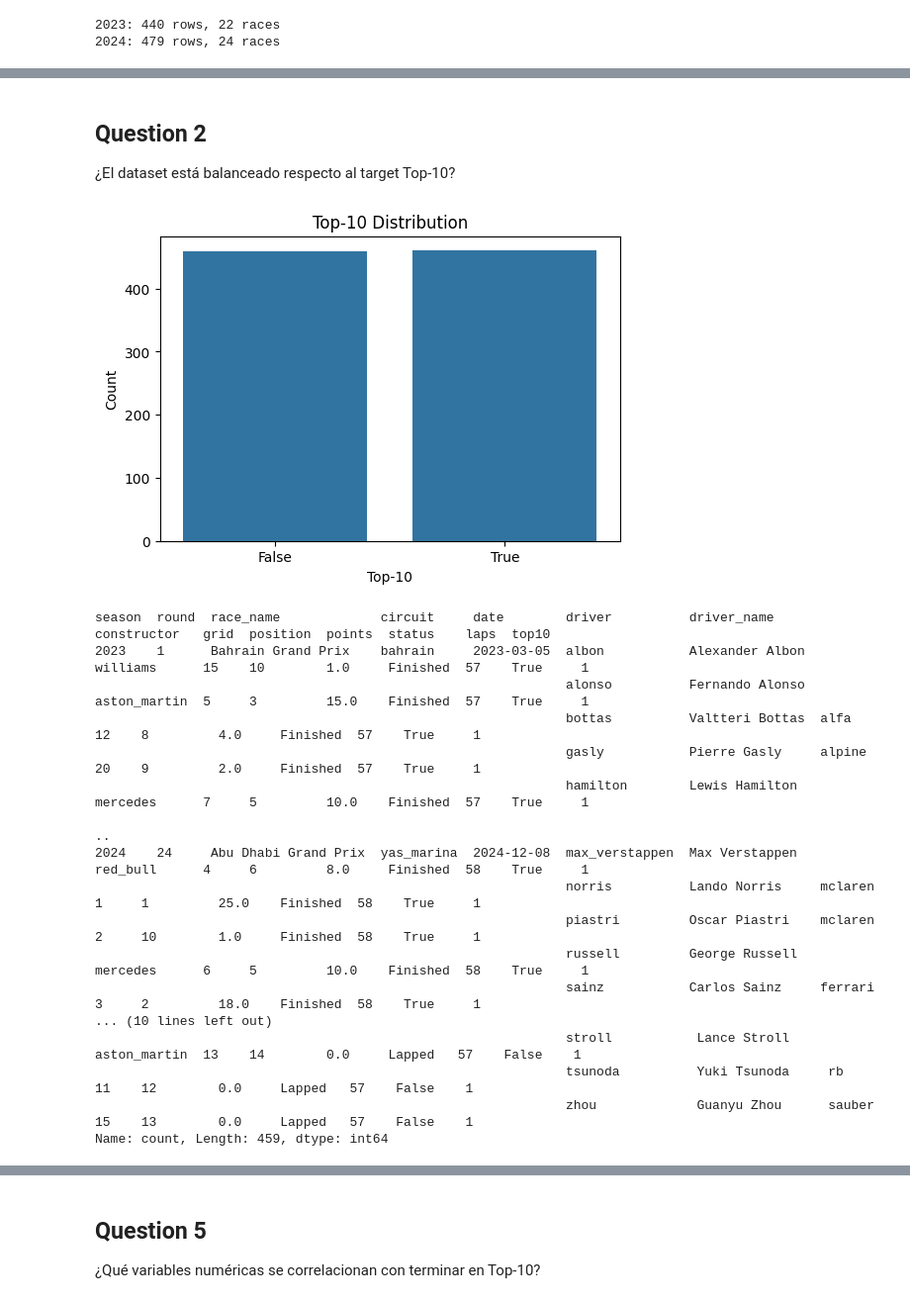
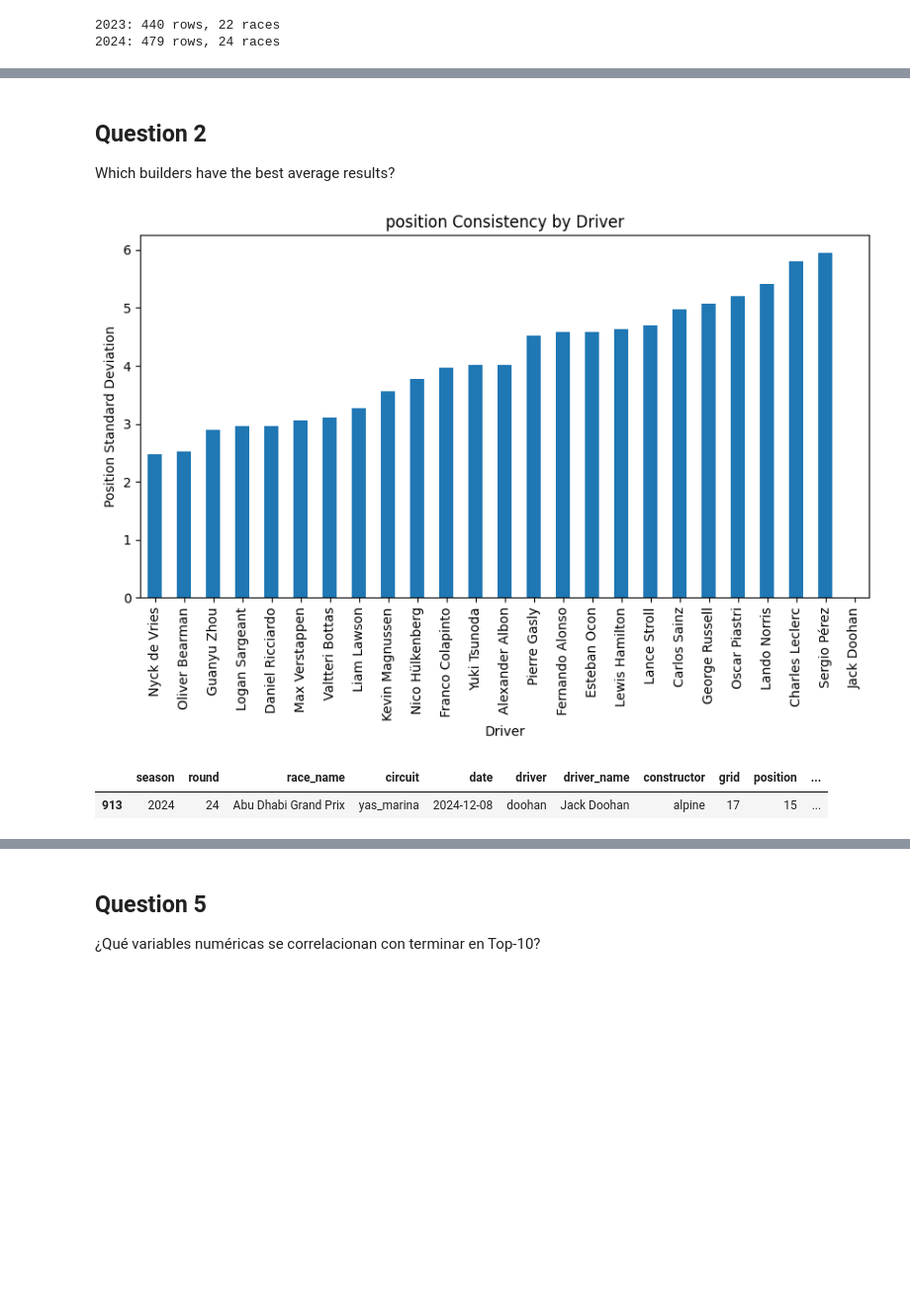
Before and after one commit to LuisPinoV/iit414w-lab01-PavezPino, a Jupyter notebook: EDA.ipynb, the cells around one changed output, grey strips where cells are left out. Shown at 99% size. Cells and saved outputs as stored; diff of their text form; code cells hidden in the pictures; blank space fills up the shorter version.

```diff
--- a/EDA.ipynb
+++ b/EDA.ipynb
@@ -110,6 +110,7 @@ for year in seasons:
 df = pd.concat(dfs, ignore_index=True)
 df['date'] = pd.to_datetime(df['date'])
 df['top10'] = (df['position'] <= 10)
+df['position_change'] = df['grid'] - df['position']
 # %% [output]
 2023: 440 rows, 22 races
 2024: 479 rows, 24 races
@@ -239,34 +171,22 @@ La variable **grid** es un predictor importante para modelos que intenten antici
 # %% [markdown]
 ## Question 2
-¿El dataset está balanceado respecto al target Top-10?
+Which builders have the best average results?
 # %%
-plt.figure(figsize=(6,4))
-sns.countplot(data=df, x='top10')
-plt.title("Top-10 Distribution")
-plt.xlabel("Top-10")
-plt.ylabel("Count")
+pilot_variability = (df.groupby("driver_name")["position"].std().sort_values())
+
+plt.figure(figsize=(10,5))
+
+pilot_variability.plot(kind="bar")
+
+plt.title("position Consistency by Driver")
+plt.xlabel("Driver")
+plt.ylabel("Position Standard Deviation")
 plt.show()
 
-print(df[df['position'] <= 10].value_counts())
-print(df[df['position'] > 10].value_counts())
+df[df["driver_name"] == "Jack Doohan"]
 # %% [output]
-[figure, old version]
+[figure, new version]
-season  round  race_name             circuit     date        driver          driver_name      constructor   grid  position  points  status    laps  top10
-2023    1      Bahrain Grand Prix    bahrain     2023-03-05  albon           Alexander Albon  williams      15    10        1.0     Finished  57    True     1
-                                                             alonso          Fernando Alonso  aston_martin  5     3         15.0    Finished  57    True     1
-                                                             bottas          Valtteri Bottas  alfa          12    8         4.0     Finished  57    True     1
-                                                             gasly           Pierre Gasly     alpine        20    9         2.0     Finished  57    True     1
-                                                             hamilton        Lewis Hamilton   mercedes      7     5         10.0    Finished  57    True     1
-                                                                                                                                                            ..
-2024    24     Abu Dhabi Grand Prix  yas_marina  2024-12-08  max_verstappen  Max Verstappen   red_bull      4     6         8.0     Finished  58    True     1
-                                                             norris          Lando Norris     mclaren       1     1         25.0    Finished  58    True     1
-                                                             piastri         Oscar Piastri    mclaren       2     10        1.0     Finished  58    True     1
-                                                             russell         George Russell   mercedes      6     5         10.0    Finished  58    True     1
-                                                             sainz           Carlos Sainz     ferrari       3     2         18.0    Finished  58    True     1
-... (10 lines left out)
-                                                             stroll           Lance Stroll     aston_martin  13    14        0.0     Lapped   57    False    1
-                                                             tsunoda          Yuki Tsunoda     rb            11    12        0.0     Lapped   57    False    1
-                                                             zhou             Guanyu Zhou      sauber        15    13        0.0     Lapped   57    False    1
-Name: count, Length: 459, dtype: int64
+|  | season | round | race_name | circuit | date | driver | driver_name | constructor | grid | position | ... |
+| 913 | 2024 | 24 | Abu Dhabi Grand Prix | yas_marina | 2024-12-08 | doohan | Jack Doohan | alpine | 17 | 15 | ... |
 # %% [markdown]
 ### Interpretation
```
Also changed, not shown: parts of 29 cells of this notebook, 2 other files.
